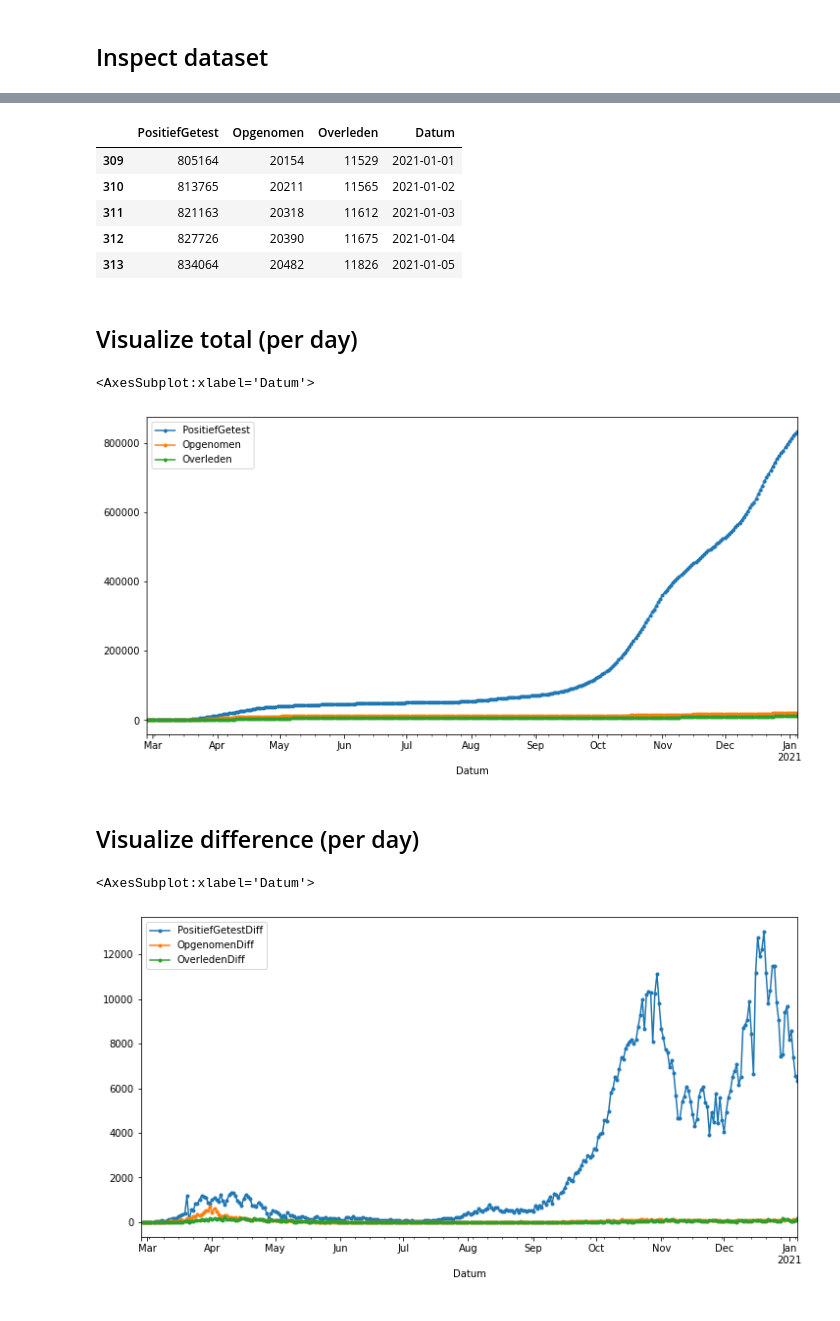
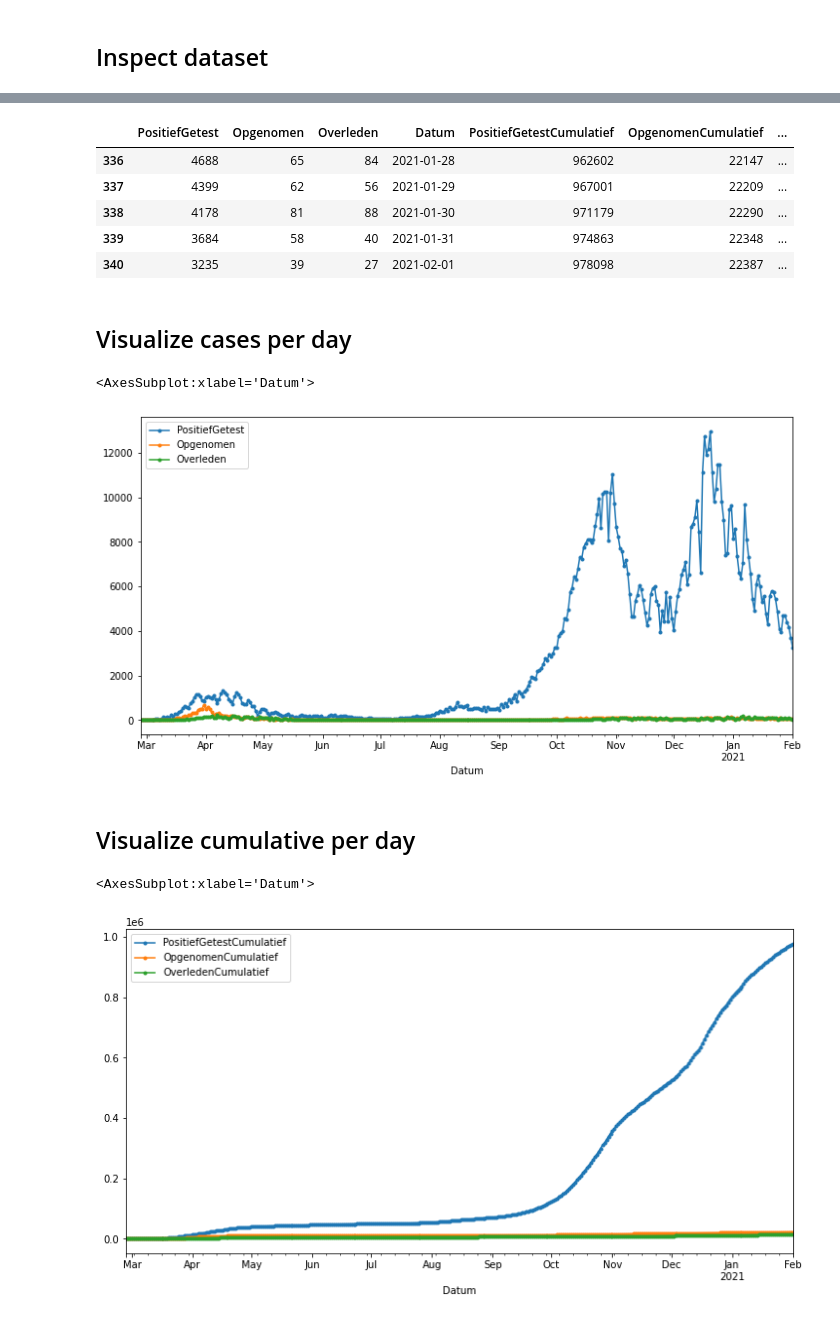
Before and after one commit to tomdewildt/covid-19-data-collector, a Jupyter notebook: notebooks/explore-national-dataset.ipynb, the cells around one changed output, grey strips where cells are left out. Drawn from its saved outputs; the diff is of its cells as text; code cells hidden in the pictures.

```diff
--- a/notebooks/explore-national-dataset.ipynb
+++ b/notebooks/explore-national-dataset.ipynb
@@ -14,6 +13,10 @@ df["PositiefGetest"] = df["PositiefGetest"].astype(int)
 df["Opgenomen"] = df["Opgenomen"].astype(int)
 df["Overleden"] = df["Overleden"].astype(int)
 df["Datum"] = pd.to_datetime(df["Datum"])
+# %%
+df["PositiefGetestCumulatief"] = df["PositiefGetest"].cumsum(axis=0)
+df["OpgenomenCumulatief"] = df["Opgenomen"].cumsum(axis=0)
+df["OverledenCumulatief"] = df["Overleden"].cumsum(axis=0)
 # %% [markdown]
 ## Inspect dataset
 # %%
@@ -42,14 +48,14 @@ df.head()
 # %%
 df.tail()
 # %% [output]
-|  | PositiefGetest | Opgenomen | Overleden | Datum |
-| 309 | 805164 | 20154 | 11529 | 2021-01-01 |
-| 310 | 813765 | 20211 | 11565 | 2021-01-02 |
-| 311 | 821163 | 20318 | 11612 | 2021-01-03 |
-| 312 | 827726 | 20390 | 11675 | 2021-01-04 |
-| 313 | 834064 | 20482 | 11826 | 2021-01-05 |
+|  | PositiefGetest | Opgenomen | Overleden | Datum | PositiefGetestCumulatief | OpgenomenCumulatief | ... |
+| 336 | 4688 | 65 | 84 | 2021-01-28 | 962602 | 22147 | ... |
+| 337 | 4399 | 62 | 56 | 2021-01-29 | 967001 | 22209 | ... |
+| 338 | 4178 | 81 | 88 | 2021-01-30 | 971179 | 22290 | ... |
+| 339 | 3684 | 58 | 40 | 2021-01-31 | 974863 | 22348 | ... |
+| 340 | 3235 | 39 | 27 | 2021-02-01 | 978098 | 22387 | ... |
 # %% [markdown]
-## Visualize total (per day)
+## Visualize cases per day
 # %%
 df.plot(
     x="Datum",
@@ -59,20 +65,16 @@ df.plot(
 )
 # %% [output]
 <AxesSubplot:xlabel='Datum'>
-[figure, old version]
+[figure, new version]
 # %% [markdown]
-## Visualize difference (per day)
+## Visualize cumulative per day
-# %%
-df["PositiefGetestDiff"] = df["PositiefGetest"].diff()
-df["OpgenomenDiff"] = df["Opgenomen"].diff()
-df["OverledenDiff"] = df["Overleden"].diff()
 # %%
 df.plot(
     x="Datum",
-    y=["PositiefGetestDiff", "OpgenomenDiff", "OverledenDiff"],
+    y=["PositiefGetestCumulatief", "OpgenomenCumulatief", "OverledenCumulatief"],
     figsize=(12,6),
     style=".-",
 )
 # %% [output]
 <AxesSubplot:xlabel='Datum'>
-[figure, old version]
+[figure, new version]
```
Also changed, not shown: parts of 3 cells of this notebook, 2 other files.
